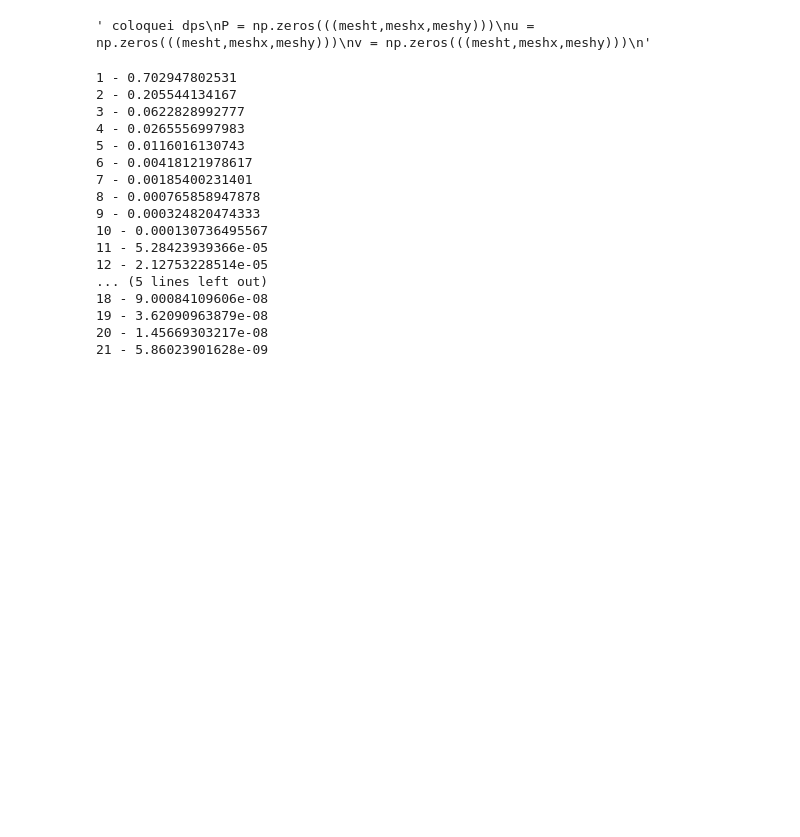
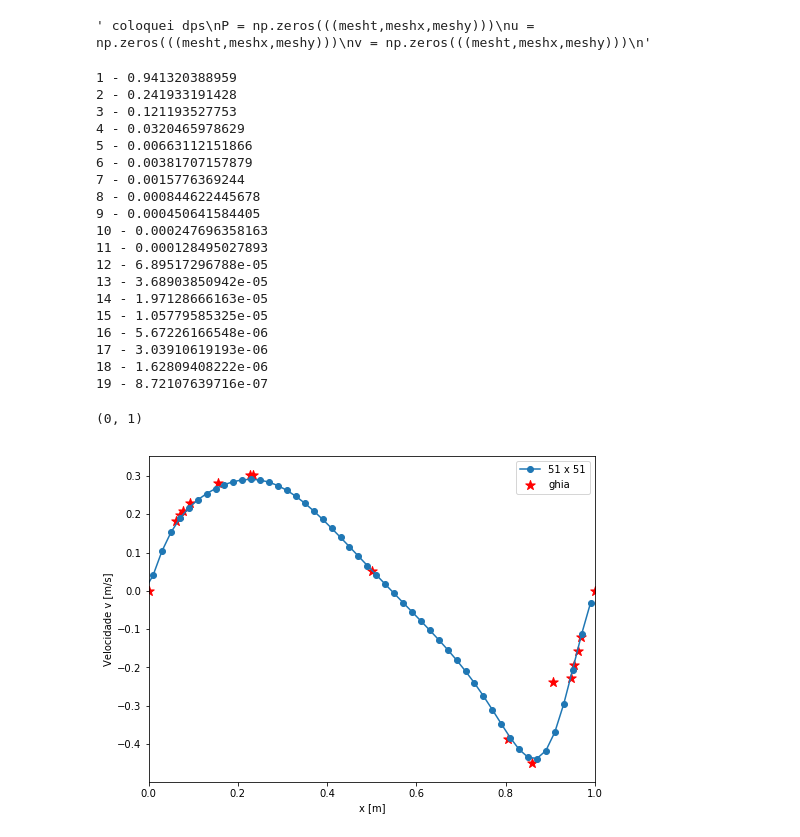
Before and after one commit to gusttavlang/TransComp, a Jupyter notebook: Trabalho 8/Cavidade.ipynb, the cells around one changed output. Drawn from its saved outputs; the diff is of its cells as text; code cells hidden in the pictures; blank space fills up the shorter version.

```diff
--- a/Trabalho 8/Cavidade.ipynb
+++ b/Trabalho 8/Cavidade.ipynb
@@ -16,7 +16,7 @@ V = 1
 mu = rho*V*L/Re
 w = 1
 # %%
-meshx = 11
+meshx = 51
 deltax = L/(meshx-1)
 
 meshy = meshx
@@ -87,7 +87,7 @@ u_antigo = np.zeros((meshx,meshy))
 v_antigo = np.zeros((meshx,meshy))
 P_antigo = np.zeros((meshx,meshy))
 
-eps = 1e-8
+eps = 1e-6
 erro = 1
 for t in range(1,mesht):
     iteracoes = 0
@@ -299,20 +299,45 @@ for t in range(1,mesht):
         if (iteracoes ==1000):
             erro = 0 #mudar dps
 # %% [output]
-1 - 0.702947802531
-2 - 0.205544134167
-3 - 0.0622828992777
-4 - 0.0265556997983
-5 - 0.0116016130743
-6 - 0.00418121978617
-7 - 0.00185400231401
-8 - 0.000765858947878
-9 - 0.000324820474333
-10 - 0.000130736495567
-11 - 5.28423939366e-05
-12 - 2.12753228514e-05
-... (5 lines left out)
-18 - 9.00084109606e-08
-19 - 3.62090963879e-08
-20 - 1.45669303217e-08
-21 - 5.86023901628e-09
+1 - 0.941320388959
+2 - 0.241933191428
+3 - 0.121193527753
+4 - 0.0320465978629
+5 - 0.00663112151866
+6 - 0.00381707157879
+7 - 0.0015776369244
+8 - 0.000844622445678
+9 - 0.000450641584405
+10 - 0.000247696358163
+11 - 0.000128495027893
+12 - 6.89517296788e-05
+13 - 3.68903850942e-05
+14 - 1.97128666163e-05
+15 - 1.05779585325e-05
+16 - 5.67226166548e-06
+17 - 3.03910619193e-06
+18 - 1.62809408222e-06
+19 - 8.72107639716e-07
+# %%
+#Resultados Ghia
+y_ghia = [1, 0.9766, 0.9688, 0.9609, 0.9531, 0.8516, 0.7344, 0.6172, 0.5, 0.4531, 0.2813, 0.1719, 0.1016, 0.0703, 0.0625, 0.0547, 0]
+u_ghia = [1, 0.75837, 0.68439, 0.61756, 0.55892, 0.29093, 0.16256, 0.02135, -0.11477, -0.17119, -0.32723, -0.24299, -0.14612, -0.10338, -0.09266, -0.08186, 0]
+x_ghia = [1, 0.9688, 0.9609, 0.9531, 0.9453, 0.9063, 0.8594, 0.8047, 0.5, 0.2344, 0.2266, 0.1563, 0.0938, 0.0781, 0.0703, 0.0625,0]
+v_ghia = [0, -0.12146, -0.15663, -0.19254, -0.22847, -0.23827, -0.44993, -0.38598, 0.05186, 0.30174, 0.30203, 0.28124, 0.22965, 0.20920, 0.19713, 0.18360,0]
+# %%
+%matplotlib inline
+fig = plt.figure(figsize=(8,6))
+axis = fig.add_subplot(111)
+
+axis.plot(x_plot,v[1,:,(meshy-1)/2],marker='o',label ='51 x 51')
+axis.scatter(x_ghia,v_ghia,color = 'red', marker = '*', label = 'ghia', s = 100)
+
+axis.set_ylabel('Velocidade v [m/s]')
+axis.set_xlabel('x [m]')
+axis.set_title('')
+axis.legend(loc = 'best')
+#axis.set_ylim(30,100)
+axis.set_xlim(0,1)
+# %% [output]
+(0, 1)
+[figure, added]
```
Also changed, not shown: parts of 10 cells of this notebook.
